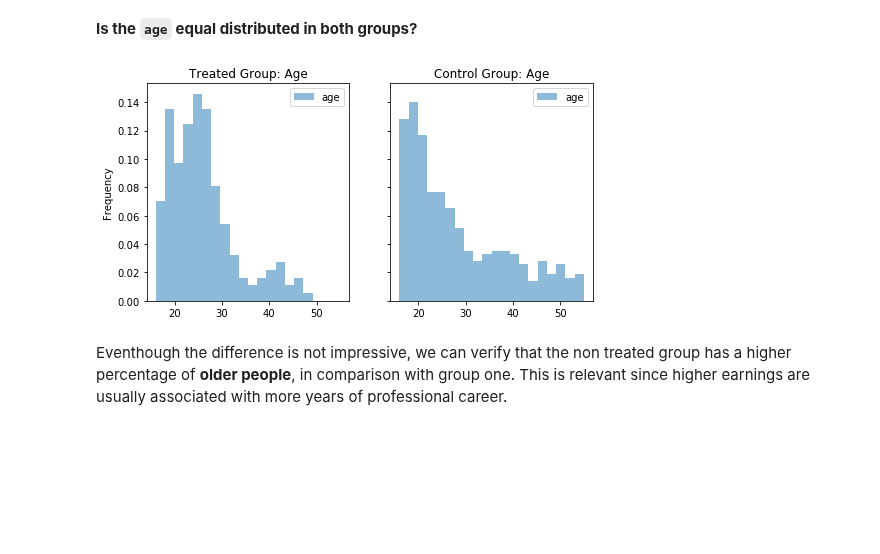
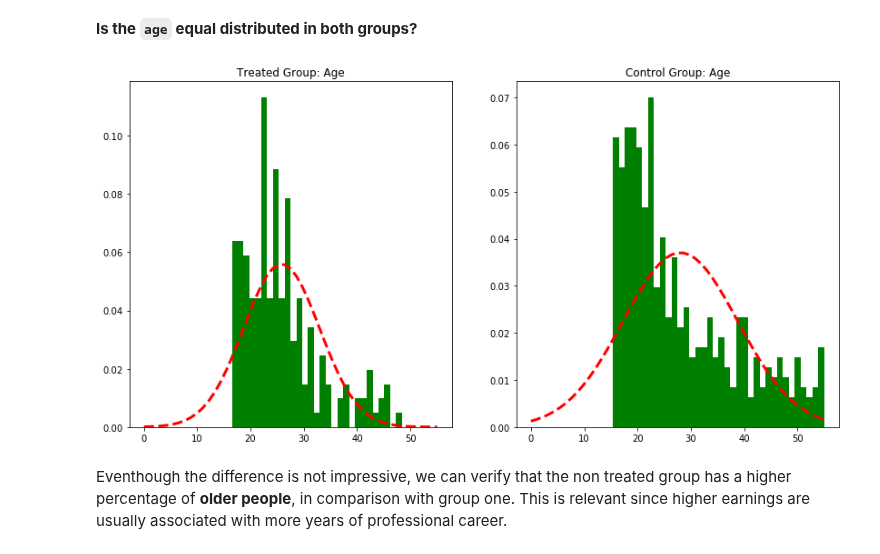
Before and after one commit to KhalilMrini/Revisiting-Arab-Spring, a Jupyter notebook: 04 - Applied ML/Homework4.ipynb, the cells around one changed output. Drawn from its saved outputs; the diff is of its cells as text; code cells hidden in the pictures; blank space fills up the shorter version.

```diff
--- a/04 - Applied ML/Homework4.ipynb
+++ b/04 - Applied ML/Homework4.ipynb
@@ -239,11 +243,10 @@ One can not just take into account the real earning in the year of 1978 to justi
 For each feature in the dataset, we compare its distribution in the treated group with its distribution in the control group, using plots and numbers.
 # %% [markdown]
 **Is the `age` equal distributed in both groups?**
-# %%
-age_range = (min(control['age'].min(),treated['age'].min()),max(control['age'].max(), treated['age'].max()))
-plot_hist(treated, control,['age'], 'Age', age_range)
-# %% [output]
-[figure, removed]
+# %%
+plot_distribution(['age'], 'Treated Group: Age', 'Control Group: Age')
+# %% [output]
+[figure, added]
 # %% [markdown]
 Eventhough the difference is not impressive, we can verify that the non treated group has a higher percentage of **older people**, in comparison with group one. This is relevant since higher earnings are usually associated with more years of professional career.
 # %% [markdown]
```
Also changed, not shown: parts of 16 cells of this notebook.
